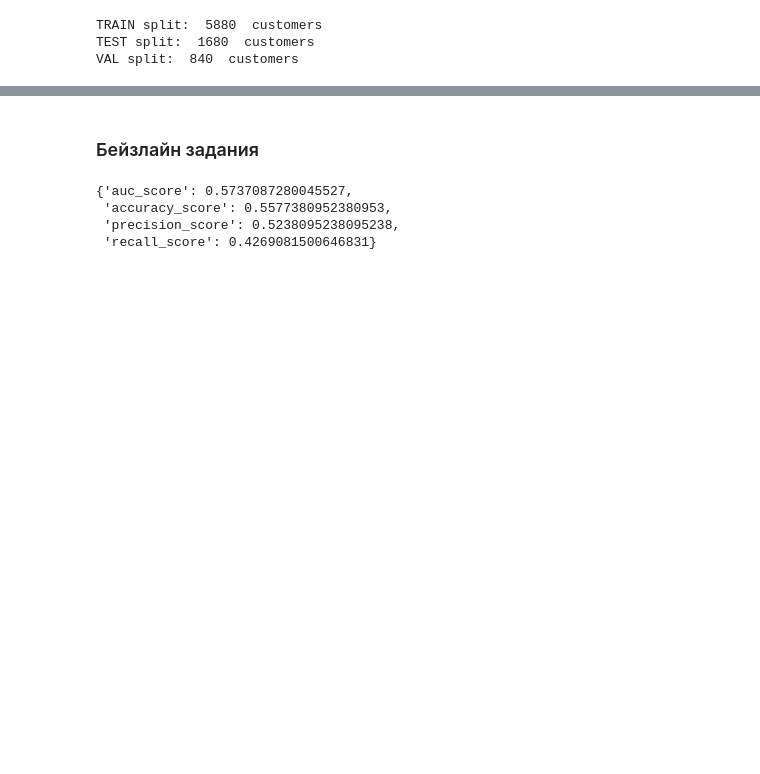
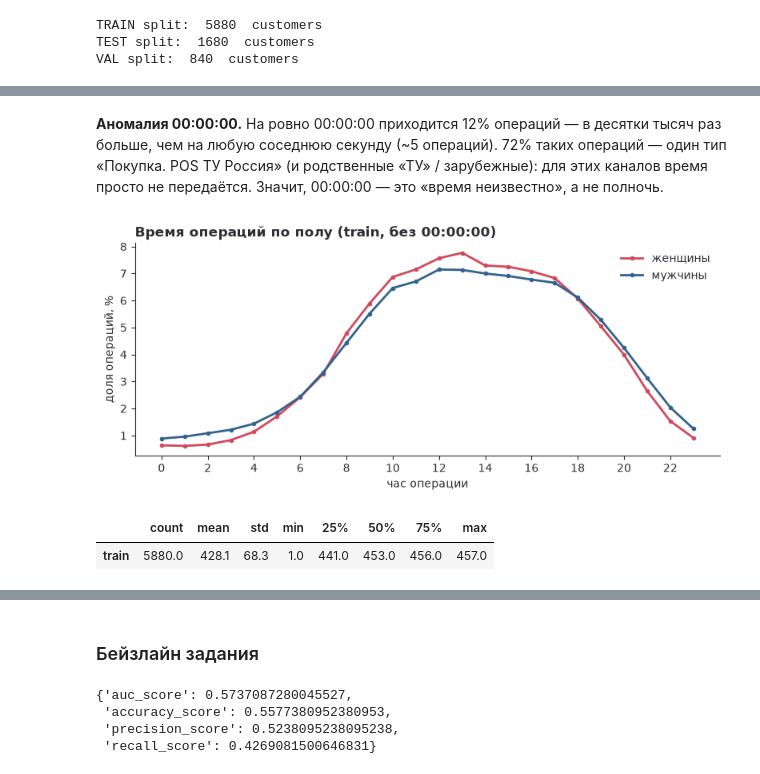
Before and after one commit to Eltralo/gender-prediction, a Jupyter notebook: notebooks/pred_gen_tr.ipynb, the cells around one changed output, grey strips where cells are left out. Cells and saved outputs as stored; diff of their text form; code cells hidden in the pictures; blank space fills up the shorter version.

```diff
--- a/notebooks/pred_gen_tr.ipynb
+++ b/notebooks/pred_gen_tr.ipynb
@@ -71,0 +232,13 @@ VAL split:  840  customers
+# %% [markdown]
+**Аномалия 00:00:00.** На ровно 00:00:00 приходится 12% операций — в десятки тысяч раз больше, чем на любую соседнюю
+секунду (~5 операций). 72% таких операций — один тип «Покупка. POS ТУ Россия» (и родственные «ТУ» / зарубежные): для этих
+каналов время просто не передаётся. Значит, 00:00:00 — это «время неизвестно», а не полночь.
+# %%
+fig = plots.hourly_by_gender(train_df)
+# %% [output]
+[figure, added]
+# %%
+data.client_activity(train_df)["длина истории, дней"].describe().round(1).to_frame("train").T
+# %% [output]
+|  | count | mean | std | min | 25% | 50% | 75% | max |
+| train | 5880.0 | 428.1 | 68.3 | 1.0 | 441.0 | 453.0 | 456.0 | 457.0 |
```
Also changed, not shown: parts of 77 cells of this notebook, 7 other files.
